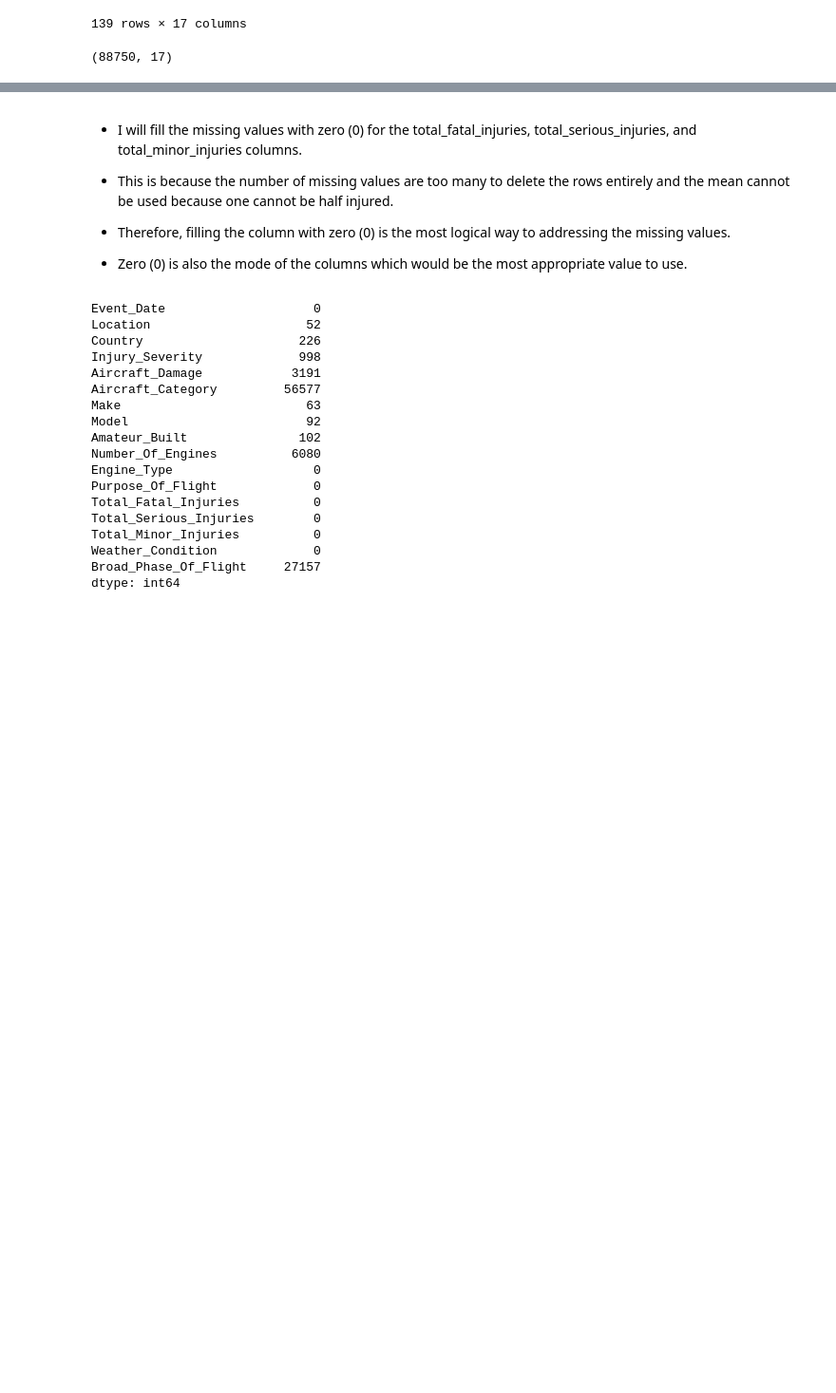
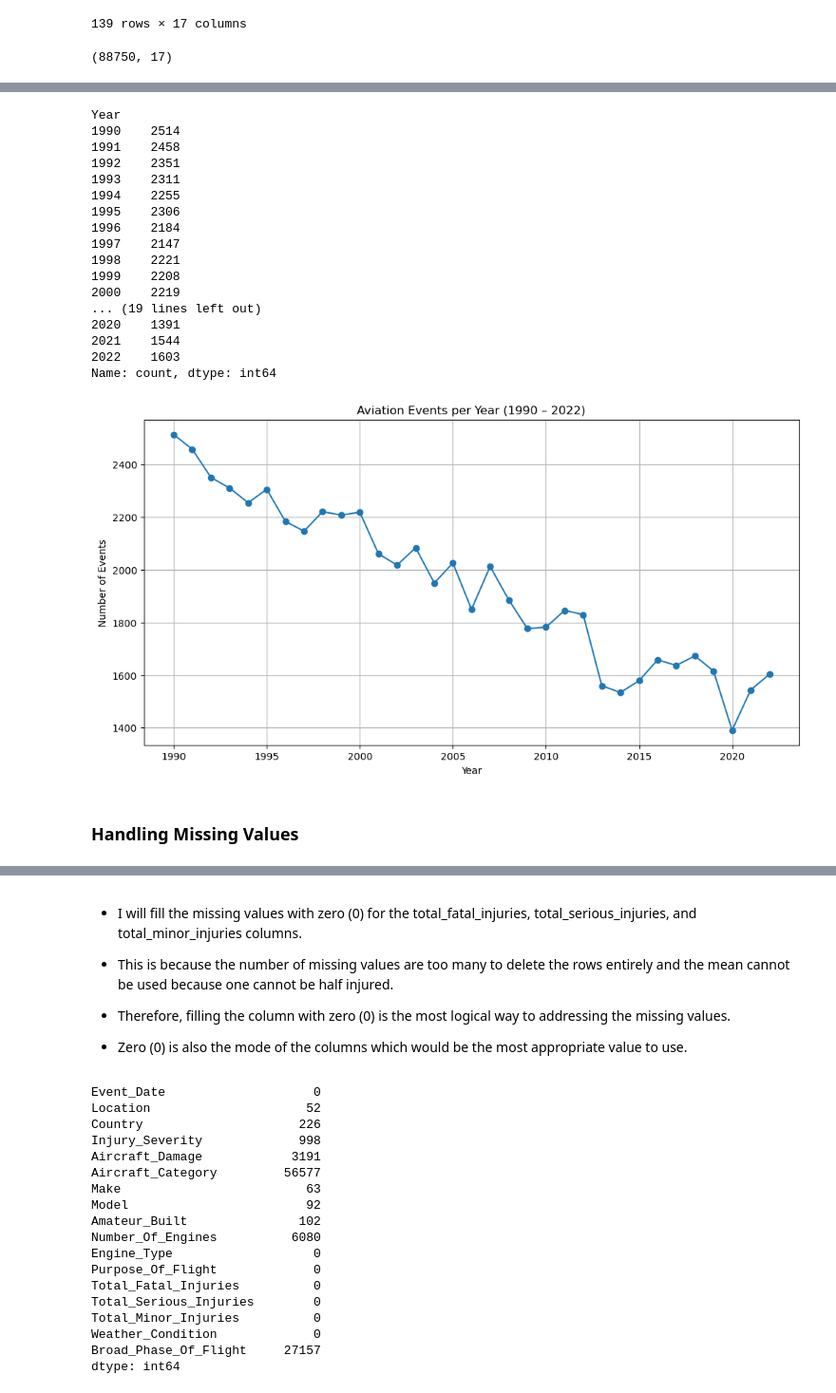
Before and after one commit to Felo-14/aircraft_safely_analysis, a Jupyter notebook: Aircraft Safety Analysis.ipynb, the cells around one changed output, grey strips where cells are left out. Shown at 95% size. Saved outputs shown, nothing was run; the diff lists cells and outputs as text; code cells hidden in the pictures; blank space fills up the shorter version.

```diff
--- a/Aircraft Safety Analysis.ipynb
+++ b/Aircraft Safety Analysis.ipynb
@@ -461,3 +415,7 @@ dtype: int64
 # %%
 #reseting the dataframe index
 df2.reset_index(inplace=True, drop=True)
+# %%
+#filtering the dataframe by year range
+filtered_df2 = df2[(df2["Year"] >= 1990) & (df2["Year"] <= 2022)]
+filtered_df2.shape
@@ -463,0 +430,37 @@ df2.reset_index(inplace=True, drop=True)
+# %%
+#count number of events per year
+events_per_year = filtered_df2['Year'].value_counts().sort_index()
+
+#display as table
+print(events_per_year)
+
+#plot the distribution of events per year
+
+plt.figure(figsize=(12,6))
+plt.plot(events_per_year.index, events_per_year.values, marker='o')
+plt.title("Aviation Events per Year (1990 – 2022)")
+plt.xlabel("Year")
+plt.ylabel("Number of Events")
+plt.grid(True)
+plt.show()
+# %% [output]
+Year
+1990    2514
+1991    2458
+1992    2351
+1993    2311
+1994    2255
+1995    2306
+1996    2184
+1997    2147
+1998    2221
+1999    2208
+2000    2219
+... (19 lines left out)
+2020    1391
+2021    1544
+2022    1603
+Name: count, dtype: int64
+[figure, added]
+# %% [markdown]
+### Handling Missing Values
```
Also changed, not shown: parts of 6 cells of this notebook.
